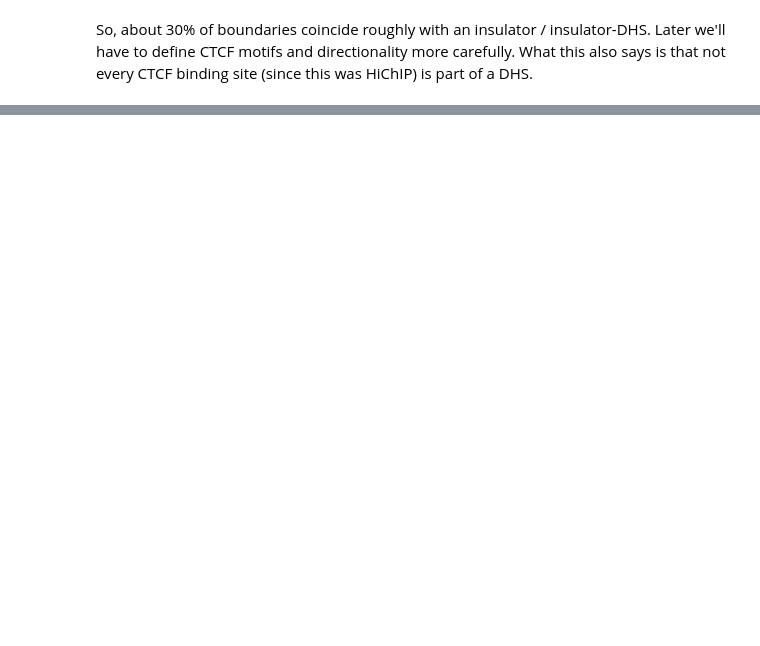
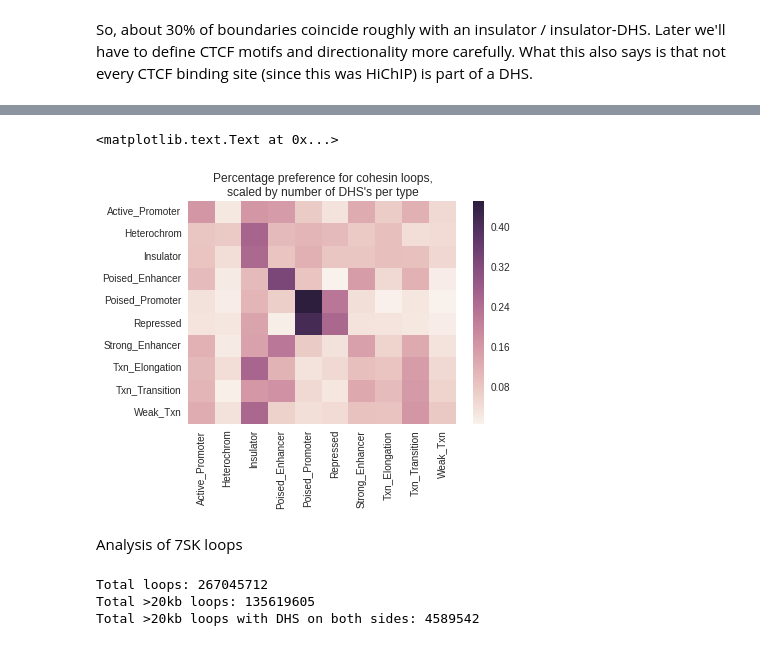
Before and after one commit to bdo311/directionality, a Jupyter notebook: nb2_loops.ipynb, the cells around one changed output, grey strips where cells are left out. Drawn from its saved outputs; the diff is of its cells as text; code cells hidden in the pictures; blank space fills up the shorter version.

```diff
--- a/nb2_loops.ipynb
+++ b/nb2_loops.ipynb
@@ -439,0 +638,9 @@ print a, b, c
+# %%
+# Scale by the number of each DHS type
+with open("interm/nb1/160504_dhs_grodirec_sorted.bed", 'r') as ifile:
+    reader = csv.reader(ifile, 'textdialect')
+    region_to_num = collections.defaultdict(lambda: 0)
+    for row in reader:
+        regionType = '_'.join(row[3].split('__')[5].split('_')[1:])
+        region_to_num[regionType] += 1
+region_to_num
@@ -439,0 +659,23 @@ print a, b, c
+# %%
+num_reg = [region_to_num[x] for x in df.index]
+def scale(x):
+    z = x/num_reg
+    return z/np.sum(z)
+df_scaled_bynum = pd.DataFrame(region_to_region).apply(scale, axis=1)
+sns.heatmap(df_scaled_bynum)
+sns.plt.title("Percentage preference for cohesin loops,\nscaled by number of DHS's per type")
+# %% [output]
+<matplotlib.text.Text at 0x...>
+[figure, added]
+# %% [markdown]
+Analysis of 7SK loops
+# %%
+(sevensk_data, total_good, twentyctr, ctr) = \
+pickle.load(open("interm/nb2/v65_7SK_merge_allValidPairs_gt20kb_labeledByDHS.pkl", 'r'))
+print "Total loops: {}".format(ctr)
+print "Total >20kb loops: {}".format(twentyctr)
+print "Total >20kb loops with DHS on both sides: {}".format(total_good)
+# %% [output]
+Total loops: 267045712
+Total >20kb loops: 135619605
+Total >20kb loops with DHS on both sides: 4589542
```
Also changed, not shown: parts of 47 cells of this notebook, 1 other file.
